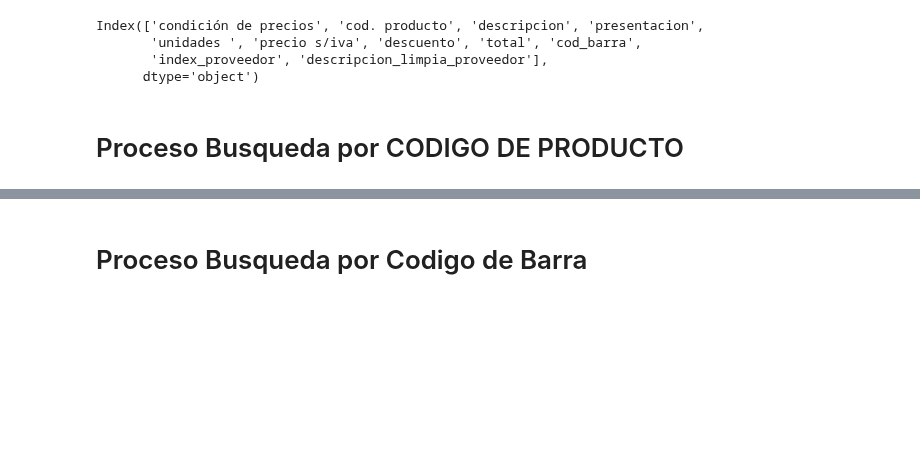
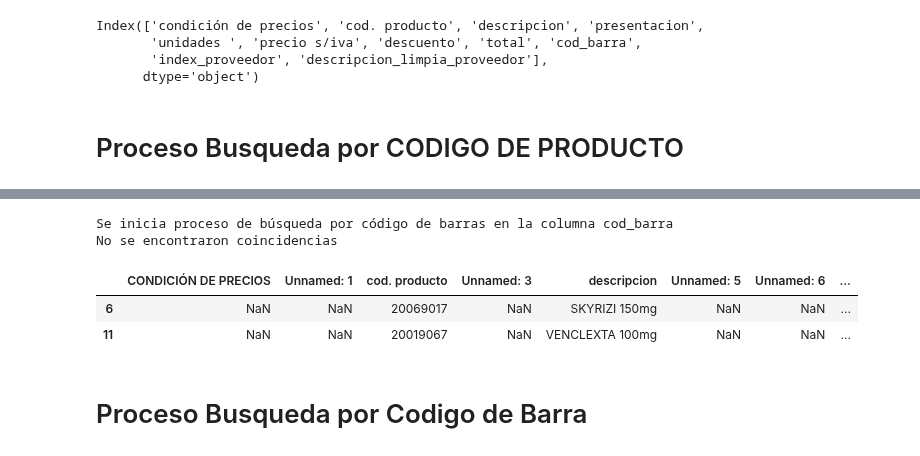
Before and after one commit to emmaSDNZ/digitalizacion_distriapp, a Jupyter notebook: backend/src/notebook/index.ipynb, the cells around one changed output, grey strips where cells are left out. Saved outputs shown, nothing was run; the diff lists cells and outputs as text; code cells hidden in the pictures; blank space fills up the shorter version.

Commit message:
proceso busqueda por codigo de producto

```diff
--- a/backend/src/notebook/index.ipynb
+++ b/backend/src/notebook/index.ipynb
@@ -165,0 +88,13 @@ df_MasterProductos_Filtro_cod_prod[df_MasterProductos_Filtro_cod_prod['niprod']
+# %%
+df_MasterProductos_Filtro_cod_prod = pd.read_csv('df_MasterProductos_Filtro.csv')
+df_Proveedor_cod_prod = pd.read_csv('ABBVIE.csv')
+print(df_Proveedor_cod_prod.columns)
+print(df_MasterProductos_Filtro_cod_prod.columns)
+
+# Definir los nombres de las columnas que se utilizarán en el proceso
+columna_codigo_de_producto_proveedor = 'cod_barra'  # Columna de códigos de barras del proveedor
+columna_codigo_de_producto_producto = 'cod_prod'   # Columna de códigos de barras del producto en el master
+columna_niprod = 'niprod'  # Columna que contiene el NIPROD, que será agregada al proveedor si hay coincidencias
+
+df_MasterProductos_Filtro_cod_prod[columna_codigo_de_producto_producto] = df_MasterProductos_Filtro_cod_prod[columna_codigo_de_producto_producto].astype(str)
+df_Proveedor_cod_prod[columna_codigo_de_producto_proveedor] = df_Proveedor_cod_prod[columna_codigo_de_producto_proveedor].astype(str)
@@ -166,3 +117,56 @@ df_MasterProductos_Filtro_cod_prod[df_MasterProductos_Filtro_cod_prod['niprod']
+# %%
+# Verificar si la columna del código de producti del proveedor existe en el DataFrame del proveedor
+if columna_codigo_de_producto_proveedor in df_Proveedor_cod_prod.columns:
+
+    # Filtrar los valores que no son 'nan' en el DataFrame del proveedor
+    df_Proveedor_cod_prod_filtro = df_Proveedor_cod_prod[df_Proveedor_cod_prod[columna_codigo_de_producto_proveedor] != 'nan']
+
+    # Verificar si el DataFrame del Master (productos) no está vacío
+    if not df_MasterProductos_Filtro_cod_prod.empty:
+        print(f"Se inicia proceso de búsqueda por código de barras en la columna {columna_codigo_de_producto_proveedor}")
+
+        """
+        Código para realizar el 'merge' entre el DataFrame del proveedor y el DataFrame Master,
+        uniendo los datos según el código de productos.
+        """
+        # Verificar si existen coincidencias entre los códigos de productos  de proveedor y master
+        if df_Proveedor_cod_prod_filtro[columna_codigo_de_producto_proveedor].isin(df_MasterProductos_Filtro_cod_prod[columna_codigo_de_producto_producto]).any():
+            print("Se encontraron coincidencias")
+
+            # Verificar si la columna 'niprod' ya está presente en el DataFrame del proveedor
+            if columna_niprod not in df_Proveedor_cod_prod_filtro.columns:
+                # Realizar el 'merge' solo si 'niprod' no está presente en el DataFrame
+                df_Proveedor_cod_prod_filtro = pd.merge(
+                    df_Proveedor_cod_prod_filtro,
+                    df_MasterProductos_Filtro_cod_prod[[columna_codigo_de_producto_producto, columna_niprod]],  # Selección de columnas para 'merge'
+                    left_on=columna_codigo_de_producto_proveedor,  # Columna en proveedor para hacer el join
+                    right_on=columna_codigo_de_producto_proveedor,  # Columna en master para hacer el join
+                    how='inner'  # Tipo de join ('inner' para encontrar solo coincidencias)
+                )
+            else:
+                # Si 'niprod' ya está presente en el DataFrame, no realizar el 'merge' nuevamente
+                print("Ya existe la columna 'niprod' en el dataframe de proveedor")
+        else:
+            # Si no se encuentran coincidencias entre los códigos de barras
+            print("No se encontraron coincidencias")
+
+        # Mostrar el DataFrame con los datos después del 'merge' (si es que se ha realizado)
+        df_Proveedor_cod_prod_filtro
+    else:
+        # Si el DataFrame Master está vacío, mostrar mensaje
+        print(f"No hay valores válidos en la columna {columna_codigo_de_producto_proveedor}")
+else:
+    # Si no se encuentra la columna de código de barras del proveedor en el DataFrame
+    print(f"No existe la columna {columna_codigo_de_producto_proveedor} en el archivo de proveedor")
+# %% [output]
+Se inicia proceso de búsqueda por código de barras en la columna cod_barra
+No se encontraron coincidencias
+# %%
+df_Proveedor_cod_prod_filtro
+# %% [output]
+|  | CONDICIÓN DE PRECIOS | Unnamed: 1 | cod. producto | Unnamed: 3 | descripcion | Unnamed: 5 | Unnamed: 6 | ... |
+| 6 | NaN | NaN | 20069017 | NaN | SKYRIZI 150mg | NaN | NaN | ... |
+| 11 | NaN | NaN | 20019067 | NaN | VENCLEXTA 100mg | NaN | NaN | ... |
 # %% [markdown]
 # Proceso Busqueda por Codigo de Barra
 # %%
```
Also changed, not shown: parts of 8 cells of this notebook.
